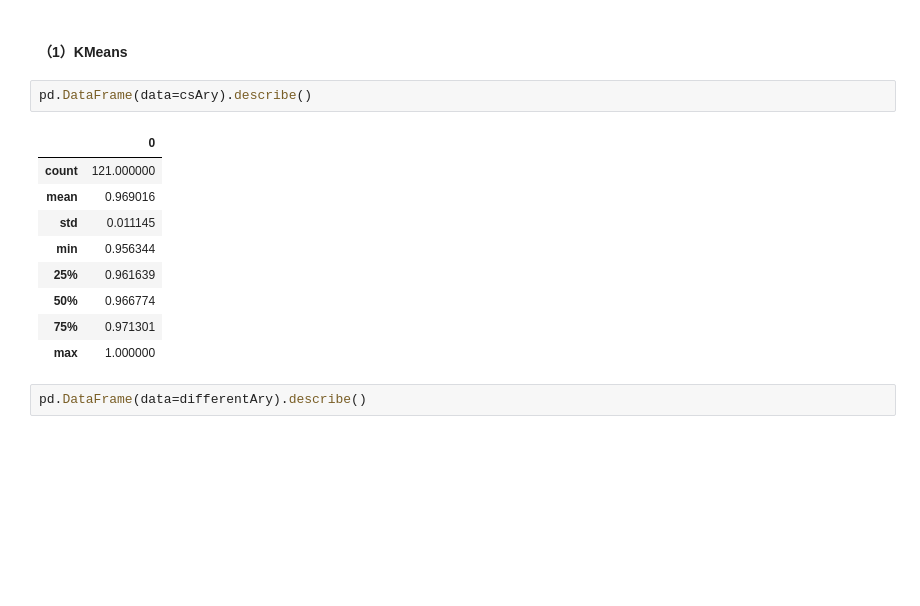
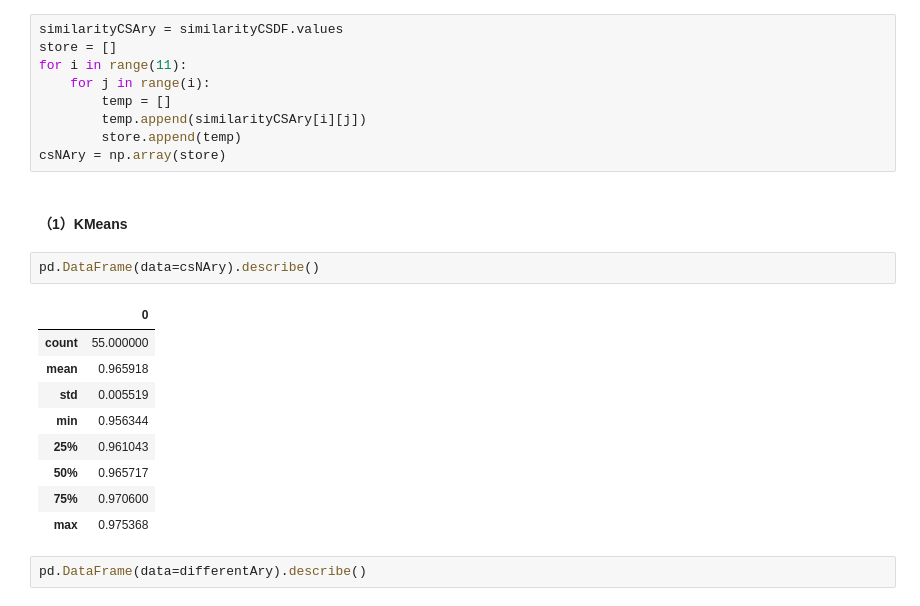
Before and after one commit to Lucifer094/courseSimlarity, a Jupyter notebook: facultyAnalysis.ipynb, the cells around one changed output. Cells and saved outputs as stored; diff of their text form; blank space fills up the shorter version.

```diff
--- a/facultyAnalysis.ipynb
+++ b/facultyAnalysis.ipynb
@@ -233,20 +233,29 @@ import numpy as np
 from functools import reduce
 csAry=similarityCSDF.values.reshape(11*11,1)
 differentAry=facultySimDF.iloc[0:11,11:].values.reshape(11*51,1)
+# %%
+similarityCSAry = similarityCSDF.values
+store = []
+for i in range(11):
+    for j in range(i):
+        temp = []
+        temp.append(similarityCSAry[i][j])
+        store.append(temp)
+csNAry = np.array(store)
 # %% [markdown]
 #### （1）KMeans
 # %%
-pd.DataFrame(data=csAry).describe()
+pd.DataFrame(data=csNAry).describe()
 # %% [output]
 |  | 0 |
-| count | 121.000000 |
-| mean | 0.969016 |
-| std | 0.011145 |
+| count | 55.000000 |
+| mean | 0.965918 |
+| std | 0.005519 |
 | min | 0.956344 |
-| 25% | 0.961639 |
-| 50% | 0.966774 |
-| 75% | 0.971301 |
-| max | 1.000000 |
+| 25% | 0.961043 |
+| 50% | 0.965717 |
+| 75% | 0.970600 |
+| max | 0.975368 |
 # %%
 pd.DataFrame(data=differentAry).describe()
 # %% [output]
```
Also changed, not shown: parts of 15 cells of this notebook, 2 other files.
